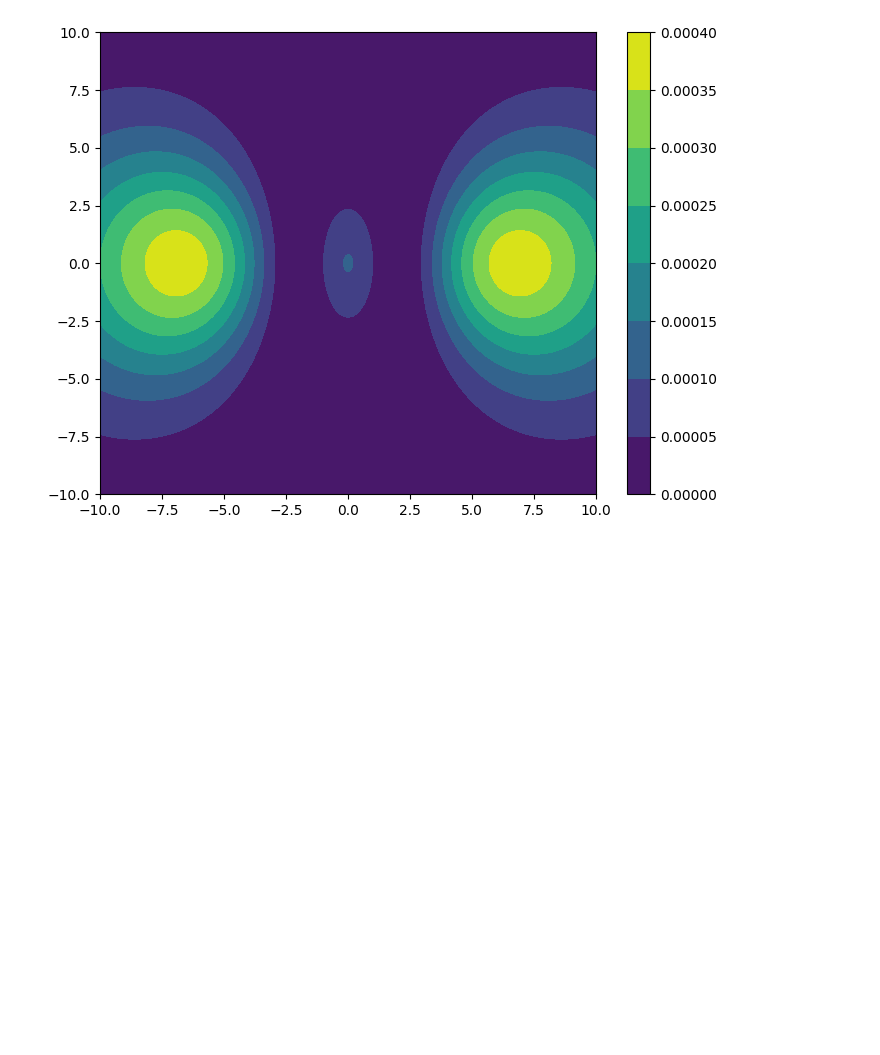
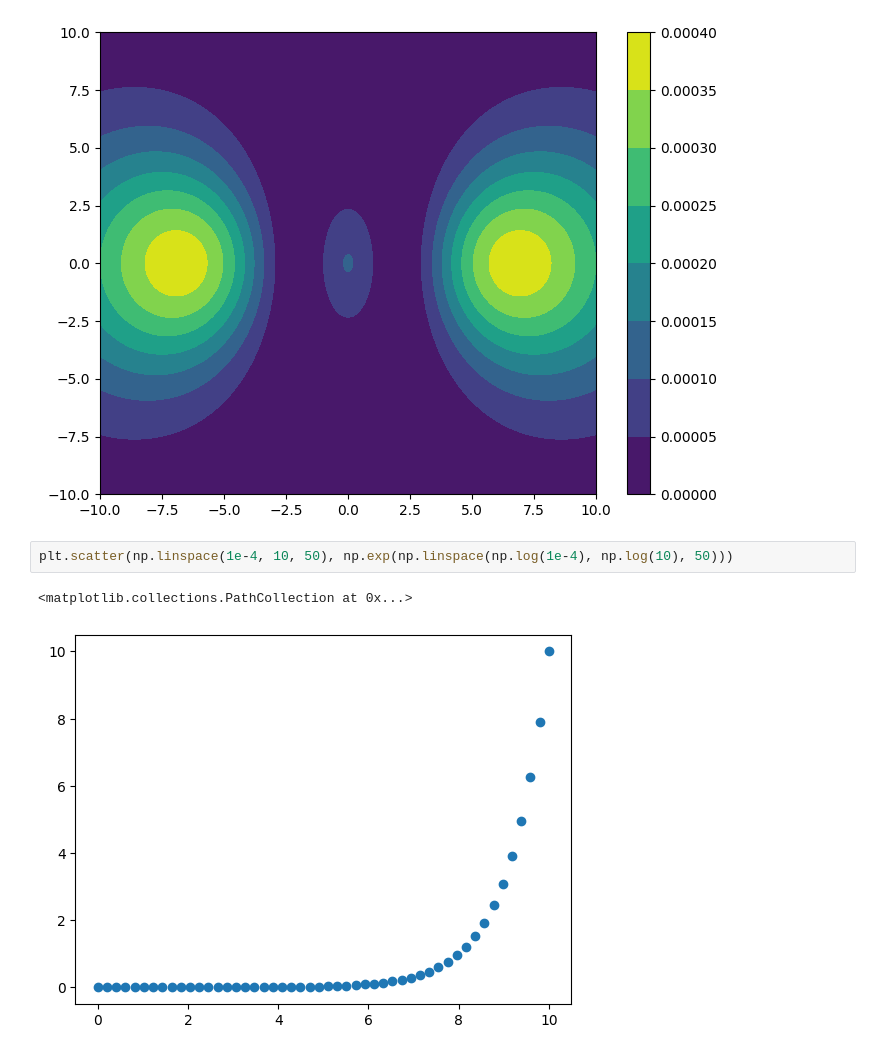
Before and after one commit to ChrisChen31415/Crystal_Field_Calculation, a Jupyter notebook: crystal_field_frontend.ipynb, the cells around one changed output. Drawn from its saved outputs; the diff is of its cells as text; blank space fills up the shorter version.

```diff
--- a/crystal_field_frontend.ipynb
+++ b/crystal_field_frontend.ipynb
@@ -342,3 +349,8 @@ plt.colorbar(contour)
 # %% [output]
 <matplotlib.colorbar.Colorbar at 0x...>
 [figure]
+# %%
+plt.scatter(np.linspace(1e-4, 10, 50), np.exp(np.linspace(np.log(1e-4), np.log(10), 50)))
+# %% [output]
+<matplotlib.collections.PathCollection at 0x...>
+[figure, added]
```
Also changed, not shown: parts of 3 cells of this notebook.
